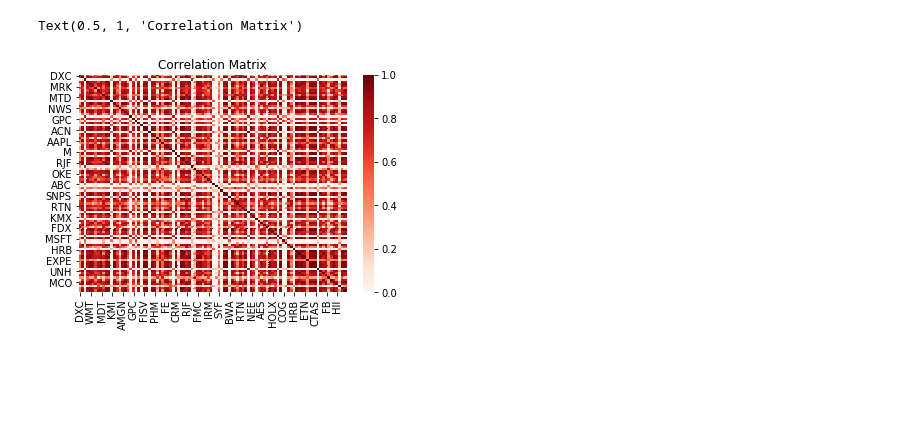
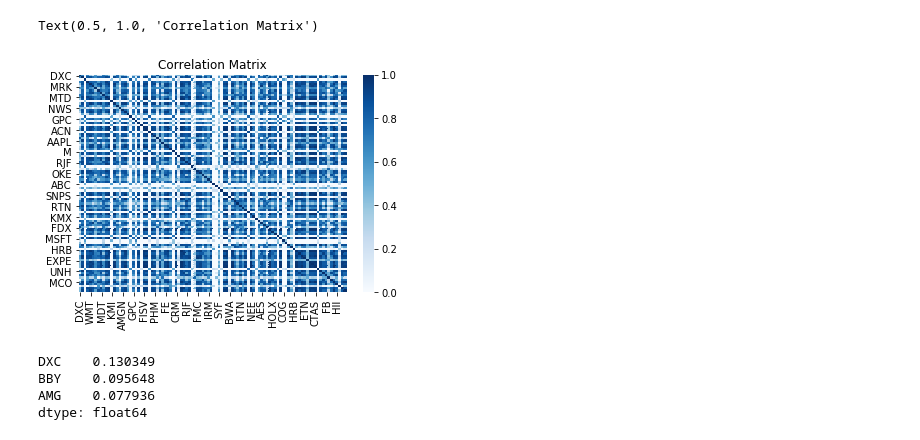
Before and after one commit to nicolegoldin/CollaborativeProject1, a Jupyter notebook: stock_picking.ipynb, the cells around one changed output. Drawn from its saved outputs; the diff is of its cells as text; code cells hidden in the pictures; blank space fills up the shorter version.

```diff
--- a/stock_picking.ipynb
+++ b/stock_picking.ipynb
@@ -12,7 +38,14 @@ returns.dropna(inplace = True)
 # %%
-correlations = monthly_df.corr()
-sns.heatmap(correlations, cmap = 'Reds', vmax = 1, vmin = 0).set_title("Correlation Matrix")
+sns.heatmap(correlations, cmap = 'Blues', vmax = 1, vmin = 0).set_title("Correlation Matrix")
 # %% [output]
-Text(0.5, 1, 'Correlation Matrix')
+Text(0.5, 1.0, 'Correlation Matrix')
-[figure, old version]
+[figure, new version]
+# %%
+std_dev = returns.std()
+std_dev.head(3)
+# %% [output]
+DXC    0.130349
+BBY    0.095648
+AMG    0.077936
+dtype: float64
 # %%
```
Also changed, not shown: parts of 4 cells of this notebook, 26 other files.
